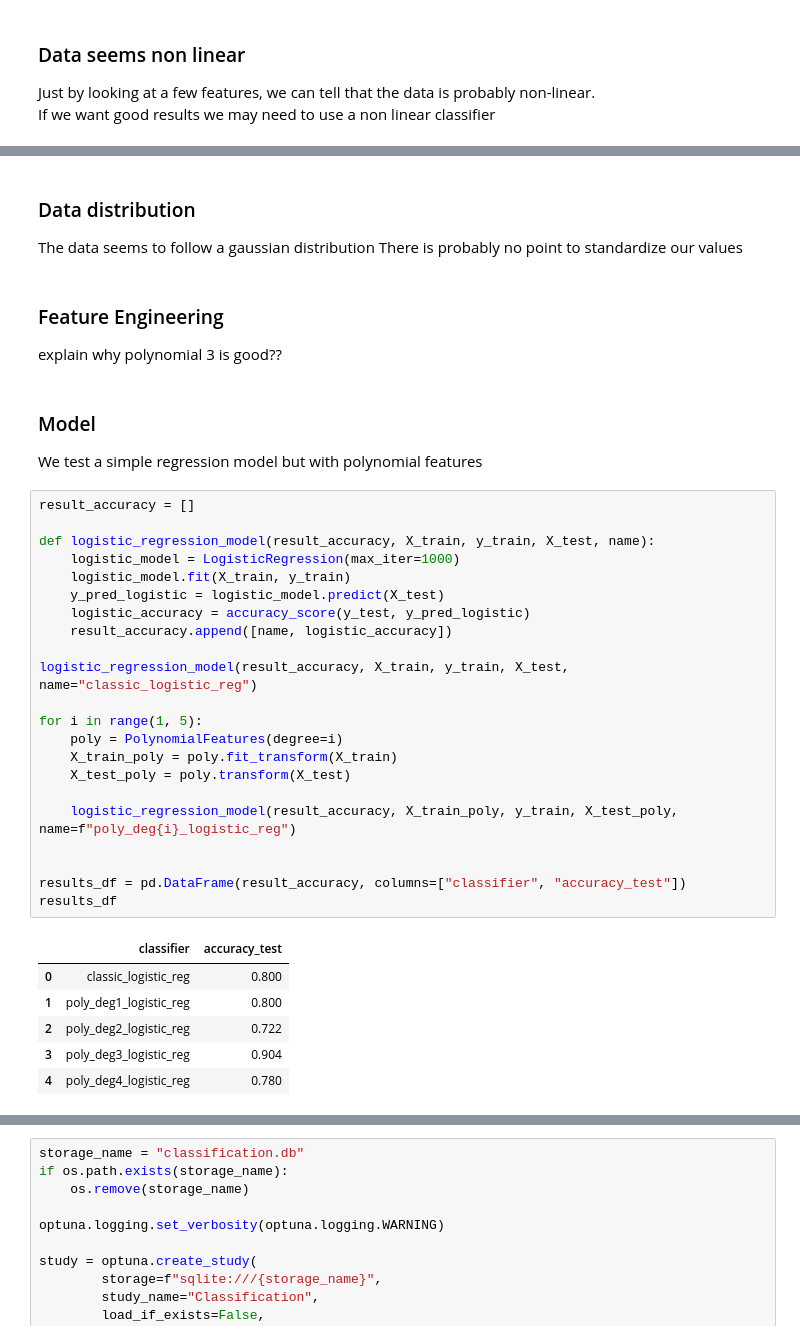
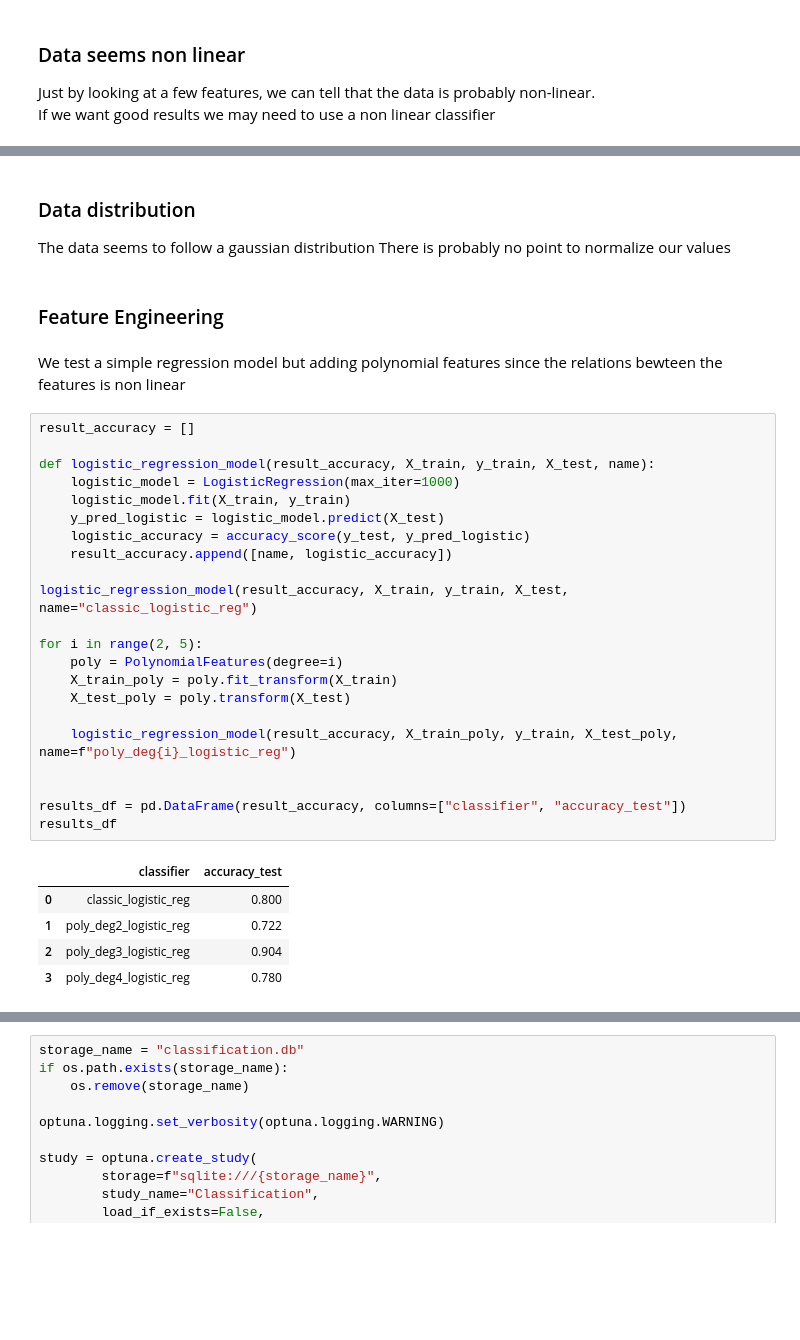
Before and after one commit to lea-margery/FTML-Project, a Jupyter notebook: Exercice5_classification_given_dataset/test.ipynb, the cells around one changed output, grey strips where cells are left out. Drawn from its saved outputs; the diff is of its cells as text; blank space fills up the shorter version.

Commit message:
feat(Exercice5): should be good

```diff
--- a/Exercice5_classification_given_dataset/test.ipynb
+++ b/Exercice5_classification_given_dataset/test.ipynb
@@ -55,38 +51,35 @@ plt.show()
 # %% [markdown]
 ### Data distribution
-The data seems to follow a gaussian distribution There is probably no point to standardize our values
+The data seems to follow a gaussian distribution There is probably no point to normalize our values
 # %% [markdown]
 ### Feature Engineering
- explain why polynomial 3 is good??
 # %% [markdown]
-### Model
-We test a simple regression model but with polynomial features
+We test a simple regression model but adding polynomial features since the relations bewteen the features is non linear
 # %%
 result_accuracy = []
 
 def logistic_regression_model(result_accuracy, X_train, y_train, X_test, name):
     logistic_model = LogisticRegression(max_iter=1000)
     logistic_model.fit(X_train, y_train)
     y_pred_logistic = logistic_model.predict(X_test)
     logistic_accuracy = accuracy_score(y_test, y_pred_logistic)
     result_accuracy.append([name, logistic_accuracy])
 
 logistic_regression_model(result_accuracy, X_train, y_train, X_test, name="classic_logistic_reg")
 
-for i in range(1, 5):
+for i in range(2, 5):
     poly = PolynomialFeatures(degree=i)
     X_train_poly = poly.fit_transform(X_train)
     X_test_poly = poly.transform(X_test)
 
     logistic_regression_model(result_accuracy, X_train_poly, y_train, X_test_poly, name=f"poly_deg{i}_logistic_reg")
 
 
 results_df = pd.DataFrame(result_accuracy, columns=["classifier", "accuracy_test"])
 results_df
 # %% [output]
 |  | classifier | accuracy_test |
 | 0 | classic_logistic_reg | 0.800 |
-| 1 | poly_deg1_logistic_reg | 0.800 |
-| 2 | poly_deg2_logistic_reg | 0.722 |
-| 3 | poly_deg3_logistic_reg | 0.904 |
-| 4 | poly_deg4_logistic_reg | 0.780 |
+| 1 | poly_deg2_logistic_reg | 0.722 |
+| 2 | poly_deg3_logistic_reg | 0.904 |
+| 3 | poly_deg4_logistic_reg | 0.780 |
```
Also changed, not shown: parts of 14 cells of this notebook.
